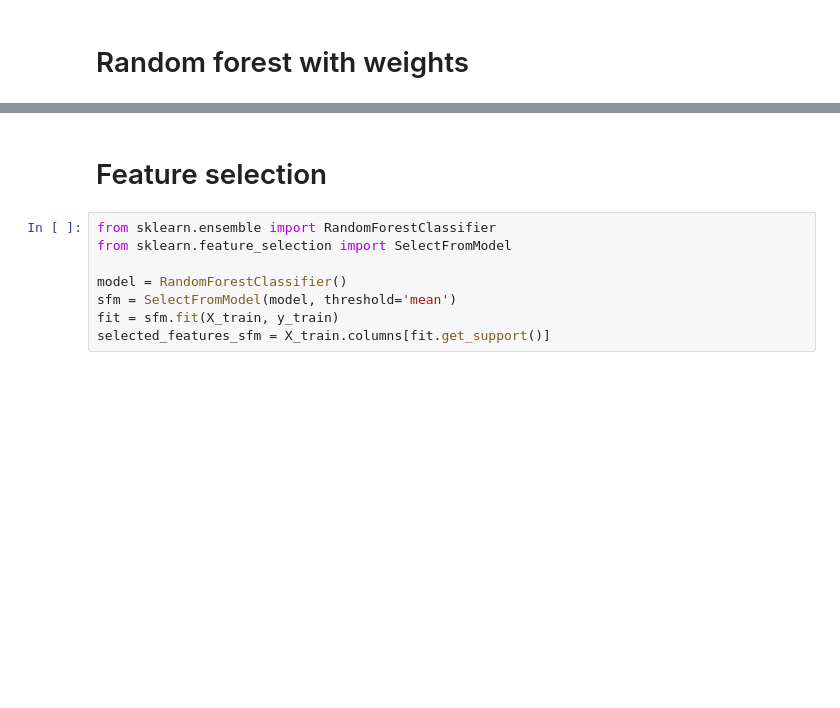
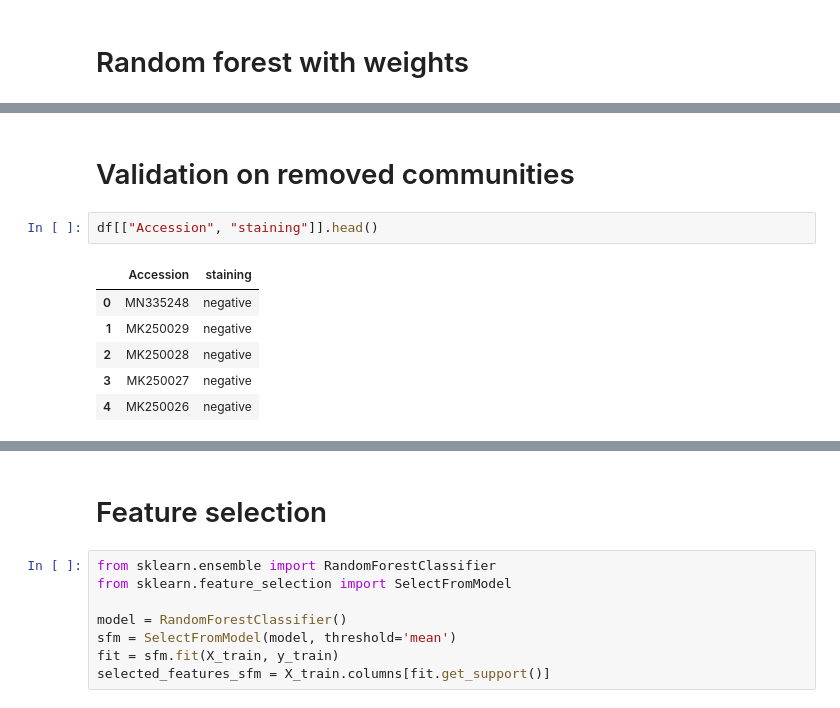
Before and after one commit to Alvaroguleon/Phage-predictor, a Jupyter notebook: notebooks/07_model.ipynb, the cells around one changed output, grey strips where cells are left out. Drawn from its saved outputs; the diff is of its cells as text; blank space fills up the shorter version.

```diff
--- a/notebooks/07_model.ipynb
+++ b/notebooks/07_model.ipynb
@@ -405,0 +566,11 @@ weighted avg       0.96      0.96      0.95      2232
+# %% [markdown]
+# Validation on removed communities
+# %%
+df[["Accession", "staining"]].head()
+# %% [output]
+|  | Accession | staining |
+| 0 | MN335248 | negative |
+| 1 | MK250029 | negative |
+| 2 | MK250028 | negative |
+| 3 | MK250027 | negative |
+| 4 | MK250026 | negative |
```
Also changed, not shown: parts of 32 cells of this notebook, 6 other files.
